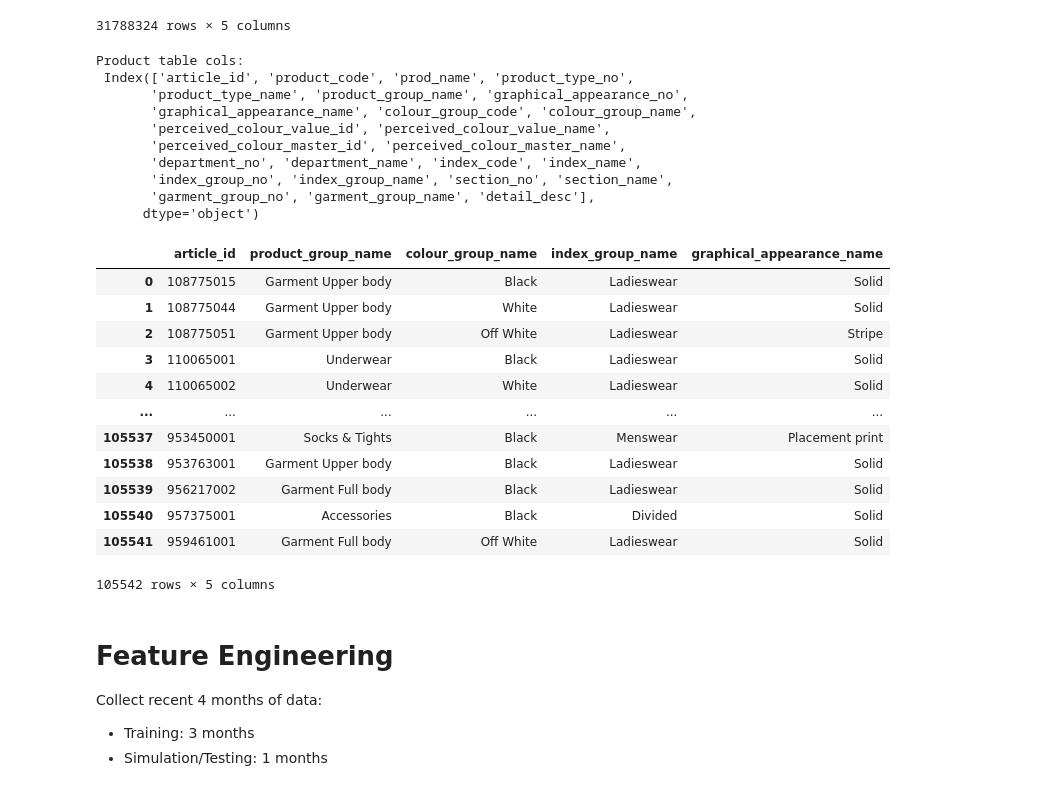
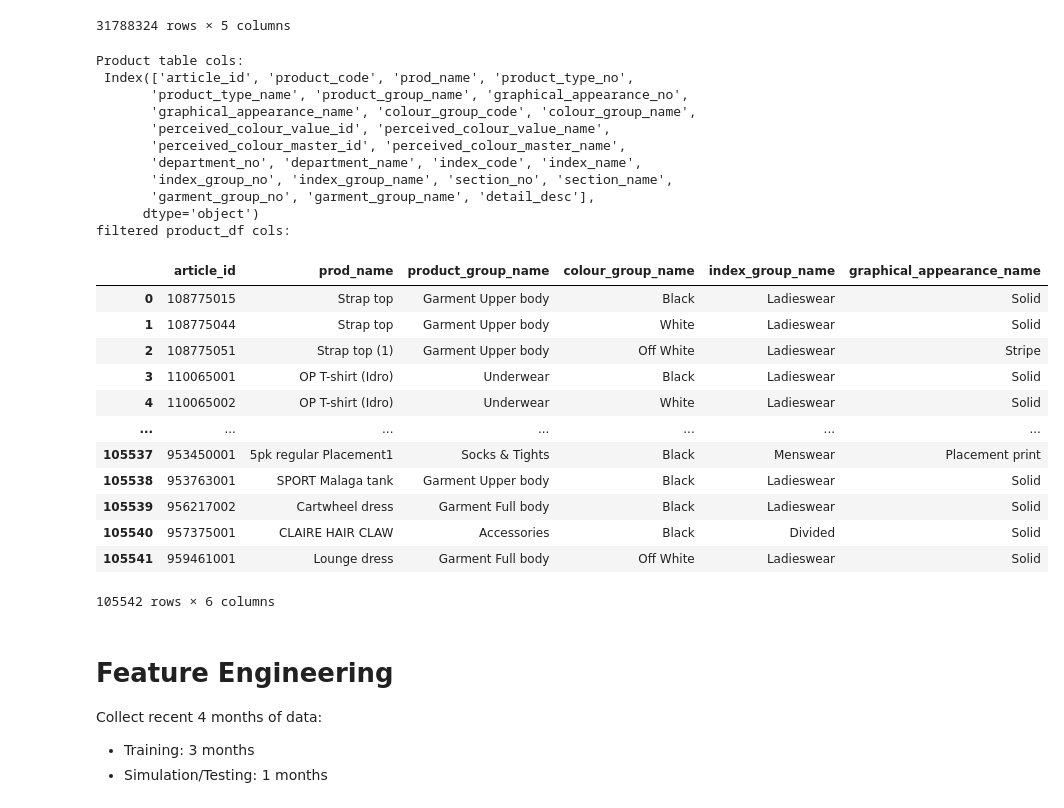
Before and after one commit to alfialdo/fashion-bundle-recom, a Jupyter notebook: bundle_recom.ipynb, the cells around one changed output. Drawn from its saved outputs; the diff is of its cells as text; code cells hidden in the pictures.

```diff
--- a/bundle_recom.ipynb
+++ b/bundle_recom.ipynb
@@ -54,31 +55,35 @@ Transactions table cols:
 31788324 rows × 5 columns
 # %%
 print("Product table cols:\n", product_df.columns)
-product_df[['article_id', 'product_group_name', 'colour_group_name', 'index_group_name', 'graphical_appearance_name']]
+
+print("filtered product_df cols:")
+product_df = product_df[['article_id', 'prod_name', 'product_group_name', 'colour_group_name', 'index_group_name', 'graphical_appearance_name']]
+product_df
 # %% [output]
 Product table cols:
  Index(['article_id', 'product_code', 'prod_name', 'product_type_no',
        'product_type_name', 'product_group_name', 'graphical_appearance_no',
        'graphical_appearance_name', 'colour_group_code', 'colour_group_name',
        'perceived_colour_value_id', 'perceived_colour_value_name',
        'perceived_colour_master_id', 'perceived_colour_master_name',
        'department_no', 'department_name', 'index_code', 'index_name',
        'index_group_no', 'index_group_name', 'section_no', 'section_name',
        'garment_group_no', 'garment_group_name', 'detail_desc'],
       dtype='object')
+filtered product_df cols:
-|  | article_id | product_group_name | colour_group_name | index_group_name | graphical_appearance_name |
-| 0 | 108775015 | Garment Upper body | Black | Ladieswear | Solid |
-| 1 | 108775044 | Garment Upper body | White | Ladieswear | Solid |
-| 2 | 108775051 | Garment Upper body | Off White | Ladieswear | Stripe |
-| 3 | 110065001 | Underwear | Black | Ladieswear | Solid |
-| 4 | 110065002 | Underwear | White | Ladieswear | Solid |
-| ... | ... | ... | ... | ... | ... |
-| 105537 | 953450001 | Socks & Tights | Black | Menswear | Placement print |
-| 105538 | 953763001 | Garment Upper body | Black | Ladieswear | Solid |
-| 105539 | 956217002 | Garment Full body | Black | Ladieswear | Solid |
-| 105540 | 957375001 | Accessories | Black | Divided | Solid |
-| 105541 | 959461001 | Garment Full body | Off White | Ladieswear | Solid |
+|  | article_id | prod_name | product_group_name | colour_group_name | index_group_name | graphical_appearance_name |
+| 0 | 108775015 | Strap top | Garment Upper body | Black | Ladieswear | Solid |
+| 1 | 108775044 | Strap top | Garment Upper body | White | Ladieswear | Solid |
+| 2 | 108775051 | Strap top (1) | Garment Upper body | Off White | Ladieswear | Stripe |
+| 3 | 110065001 | OP T-shirt (Idro) | Underwear | Black | Ladieswear | Solid |
+| 4 | 110065002 | OP T-shirt (Idro) | Underwear | White | Ladieswear | Solid |
+| ... | ... | ... | ... | ... | ... | ... |
+| 105537 | 953450001 | 5pk regular Placement1 | Socks & Tights | Black | Menswear | Placement print |
+| 105538 | 953763001 | SPORT Malaga tank | Garment Upper body | Black | Ladieswear | Solid |
+| 105539 | 956217002 | Cartwheel dress | Garment Full body | Black | Ladieswear | Solid |
+| 105540 | 957375001 | CLAIRE HAIR CLAW | Accessories | Black | Divided | Solid |
+| 105541 | 959461001 | Lounge dress | Garment Full body | Off White | Ladieswear | Solid |
-105542 rows × 5 columns
+105542 rows × 6 columns
 # %% [markdown]
 # Feature Engineering
 
```
Also changed, not shown: parts of 30 cells of this notebook, 7 other files.
